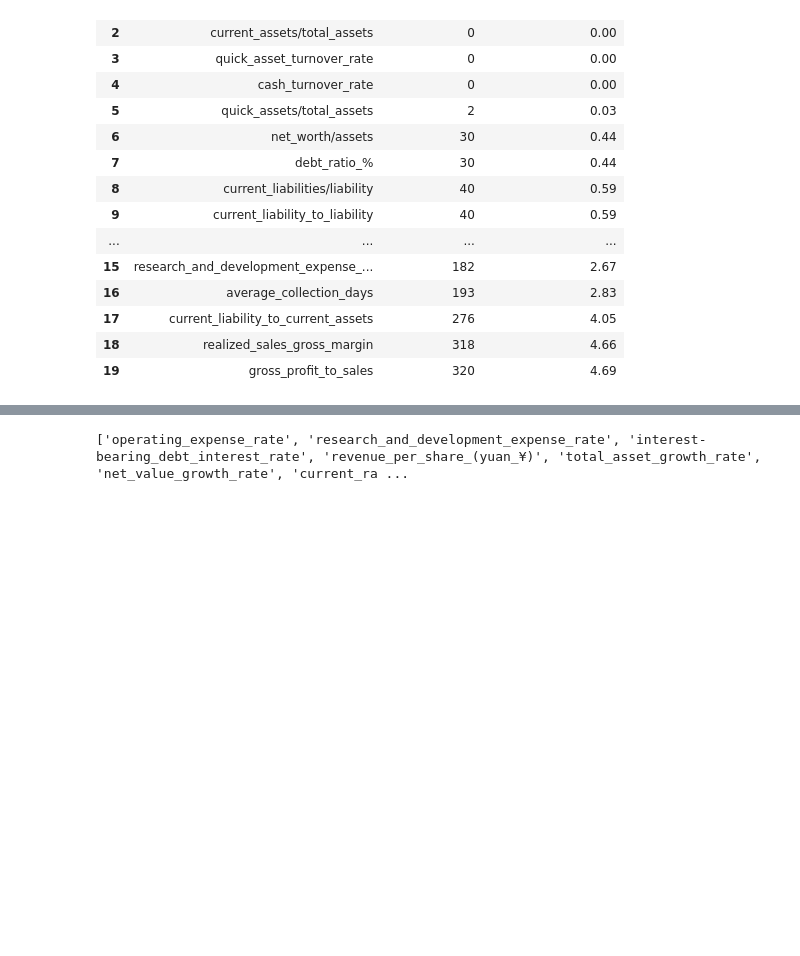
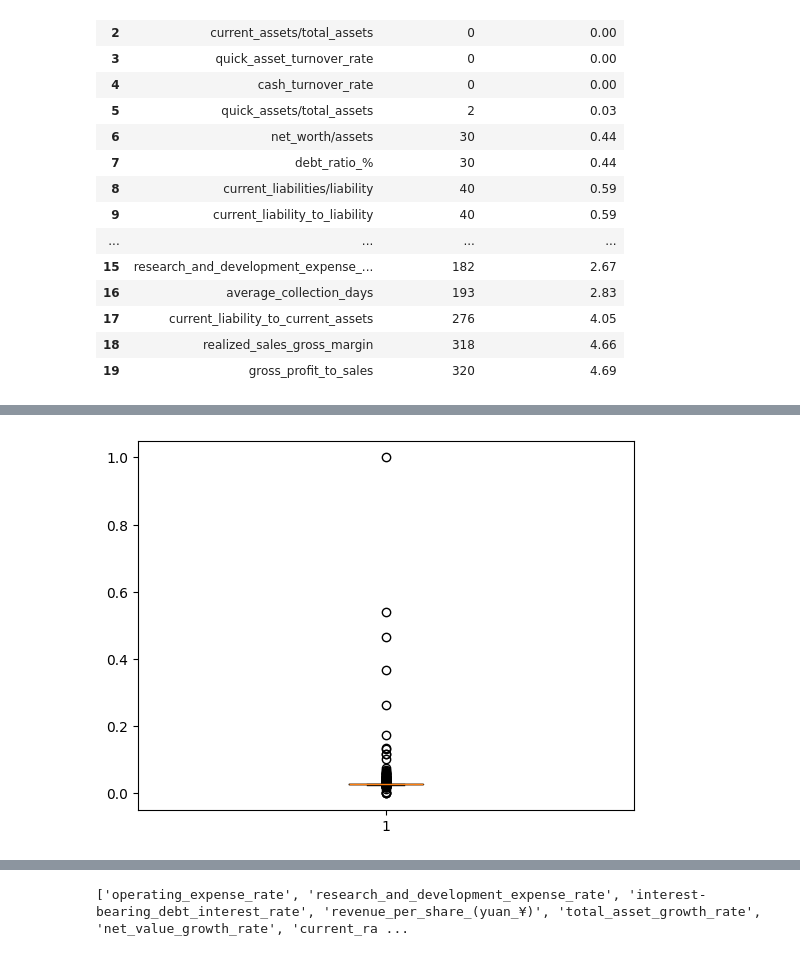
Before and after one commit to suchirmm/predictive_ml_, a Jupyter notebook: company_failure_prediction.ipynb, the cells around one changed output, grey strips where cells are left out. Cells and saved outputs as stored; diff of their text form; code cells hidden in the pictures; blank space fills up the shorter version.

```diff
--- a/company_failure_prediction.ipynb
+++ b/company_failure_prediction.ipynb
@@ -177,0 +200,5 @@ outlier_df.sort_values('outlier_percentage').reset_index(drop = True)[:20]
+# %%
+plt.boxplot(df['degree_of_financial_leverage_(dfl)'])
+plt.show()
+# %% [output]
+[figure, added]
```
Also changed, not shown: parts of 8 cells of this notebook.
